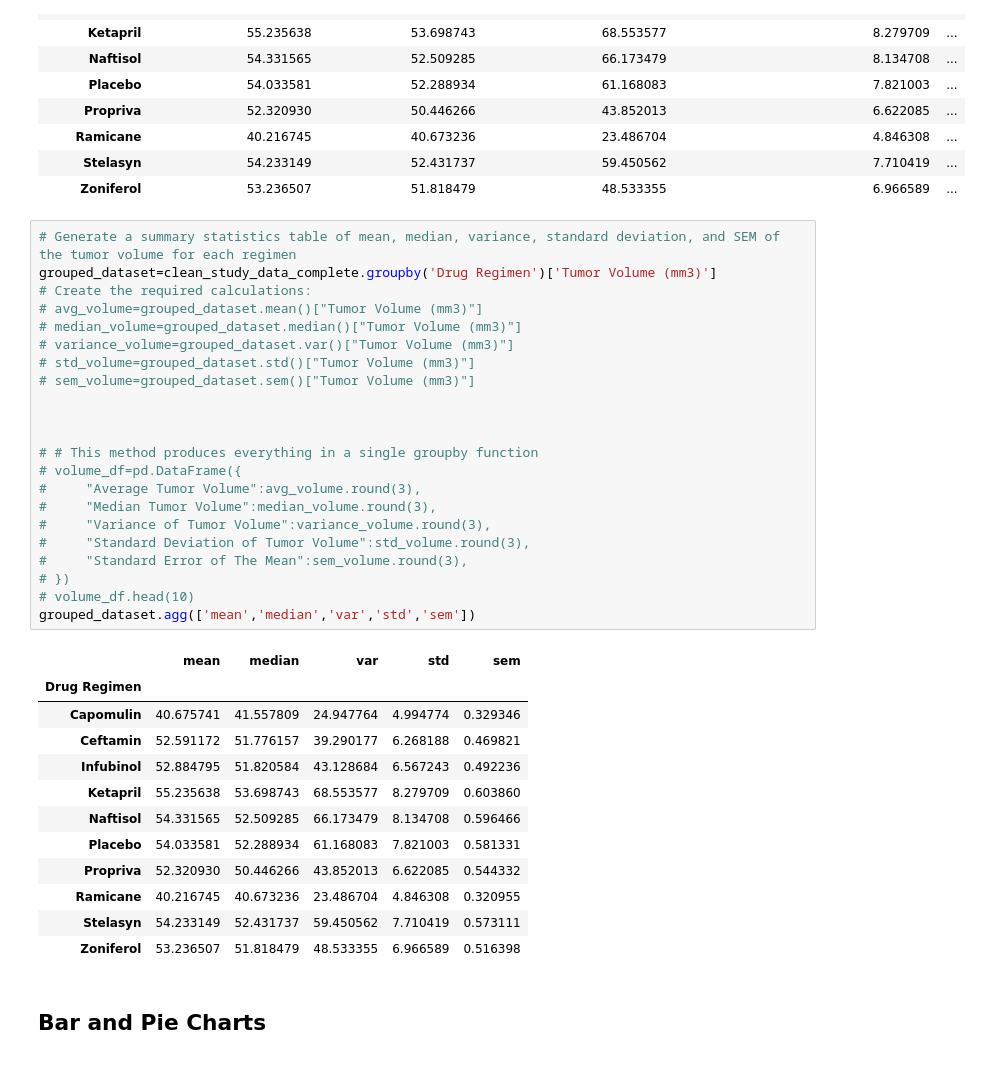
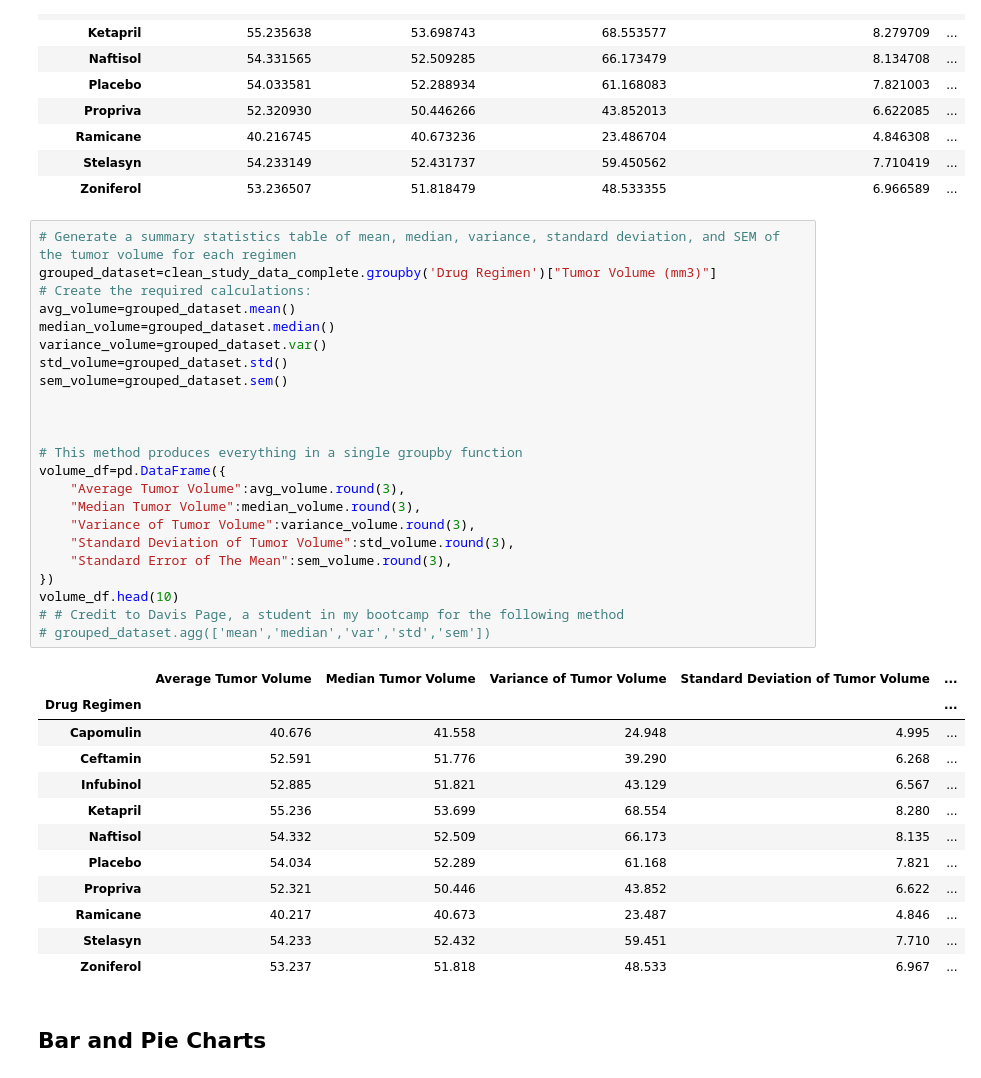
Before and after one commit to phuphan626/Matplotlib-Challenge-, a Jupyter notebook: Pymaceuticals/pymaceuticals_starter.ipynb, the cells around one changed output. Cells and saved outputs as stored; diff of their text form.

```diff
--- a/Pymaceuticals/pymaceuticals_starter.ipynb
+++ b/Pymaceuticals/pymaceuticals_starter.ipynb
@@ -143,39 +143,40 @@ vol_df.set_index('Drug Regimen')
 | Zoniferol | 53.236507 | 51.818479 | 48.533355 | 6.966589 | ... |
 # %%
 # Generate a summary statistics table of mean, median, variance, standard deviation, and SEM of the tumor volume for each regimen
-grouped_dataset=clean_study_data_complete.groupby('Drug Regimen')['Tumor Volume (mm3)']
+grouped_dataset=clean_study_data_complete.groupby('Drug Regimen')["Tumor Volume (mm3)"]
 # Create the required calculations:
-# avg_volume=grouped_dataset.mean()["Tumor Volume (mm3)"]
-# median_volume=grouped_dataset.median()["Tumor Volume (mm3)"]
-# variance_volume=grouped_dataset.var()["Tumor Volume (mm3)"]
-# std_volume=grouped_dataset.std()["Tumor Volume (mm3)"]
-# sem_volume=grouped_dataset.sem()["Tumor Volume (mm3)"]
+avg_volume=grouped_dataset.mean()
+median_volume=grouped_dataset.median()
+variance_volume=grouped_dataset.var()
+std_volume=grouped_dataset.std()
+sem_volume=grouped_dataset.sem()
 
 
 
-# # This method produces everything in a single groupby function
-# volume_df=pd.DataFrame({
-#     "Average Tumor Volume":avg_volume.round(3),
-#     "Median Tumor Volume":median_volume.round(3),
-#     "Variance of Tumor Volume":variance_volume.round(3),
-#     "Standard Deviation of Tumor Volume":std_volume.round(3),
-#     "Standard Error of The Mean":sem_volume.round(3),
-# })
-# volume_df.head(10)
-grouped_dataset.agg(['mean','median','var','std','sem'])
+# This method produces everything in a single groupby function
+volume_df=pd.DataFrame({
+    "Average Tumor Volume":avg_volume.round(3),
+    "Median Tumor Volume":median_volume.round(3),
+    "Variance of Tumor Volume":variance_volume.round(3),
+    "Standard Deviation of Tumor Volume":std_volume.round(3),
+    "Standard Error of The Mean":sem_volume.round(3),
+})
+volume_df.head(10)
+# # Credit to Davis Page, a student in my bootcamp for the following method
+# grouped_dataset.agg(['mean','median','var','std','sem'])
 # %% [output]
-|  | mean | median | var | std | sem |
-| Drug Regimen |  |  |  |  |  |
-| Capomulin | 40.675741 | 41.557809 | 24.947764 | 4.994774 | 0.329346 |
-| Ceftamin | 52.591172 | 51.776157 | 39.290177 | 6.268188 | 0.469821 |
-| Infubinol | 52.884795 | 51.820584 | 43.128684 | 6.567243 | 0.492236 |
-| Ketapril | 55.235638 | 53.698743 | 68.553577 | 8.279709 | 0.603860 |
-| Naftisol | 54.331565 | 52.509285 | 66.173479 | 8.134708 | 0.596466 |
-| Placebo | 54.033581 | 52.288934 | 61.168083 | 7.821003 | 0.581331 |
-| Propriva | 52.320930 | 50.446266 | 43.852013 | 6.622085 | 0.544332 |
-| Ramicane | 40.216745 | 40.673236 | 23.486704 | 4.846308 | 0.320955 |
-| Stelasyn | 54.233149 | 52.431737 | 59.450562 | 7.710419 | 0.573111 |
-| Zoniferol | 53.236507 | 51.818479 | 48.533355 | 6.966589 | 0.516398 |
+|  | Average Tumor Volume | Median Tumor Volume | Variance of Tumor Volume | Standard Deviation of Tumor Volume | ... |
+| Drug Regimen |  |  |  |  | ... |
+| Capomulin | 40.676 | 41.558 | 24.948 | 4.995 | ... |
+| Ceftamin | 52.591 | 51.776 | 39.290 | 6.268 | ... |
+| Infubinol | 52.885 | 51.821 | 43.129 | 6.567 | ... |
+| Ketapril | 55.236 | 53.699 | 68.554 | 8.280 | ... |
+| Naftisol | 54.332 | 52.509 | 66.173 | 8.135 | ... |
+| Placebo | 54.034 | 52.289 | 61.168 | 7.821 | ... |
+| Propriva | 52.321 | 50.446 | 43.852 | 6.622 | ... |
+| Ramicane | 40.217 | 40.673 | 23.487 | 4.846 | ... |
+| Stelasyn | 54.233 | 52.432 | 59.451 | 7.710 | ... |
+| Zoniferol | 53.237 | 51.818 | 48.533 | 6.967 | ... |
 # %% [markdown]
 ## Bar and Pie Charts
 # %%
```
Also changed, not shown: parts of 2 cells of this notebook, 1 other file.
